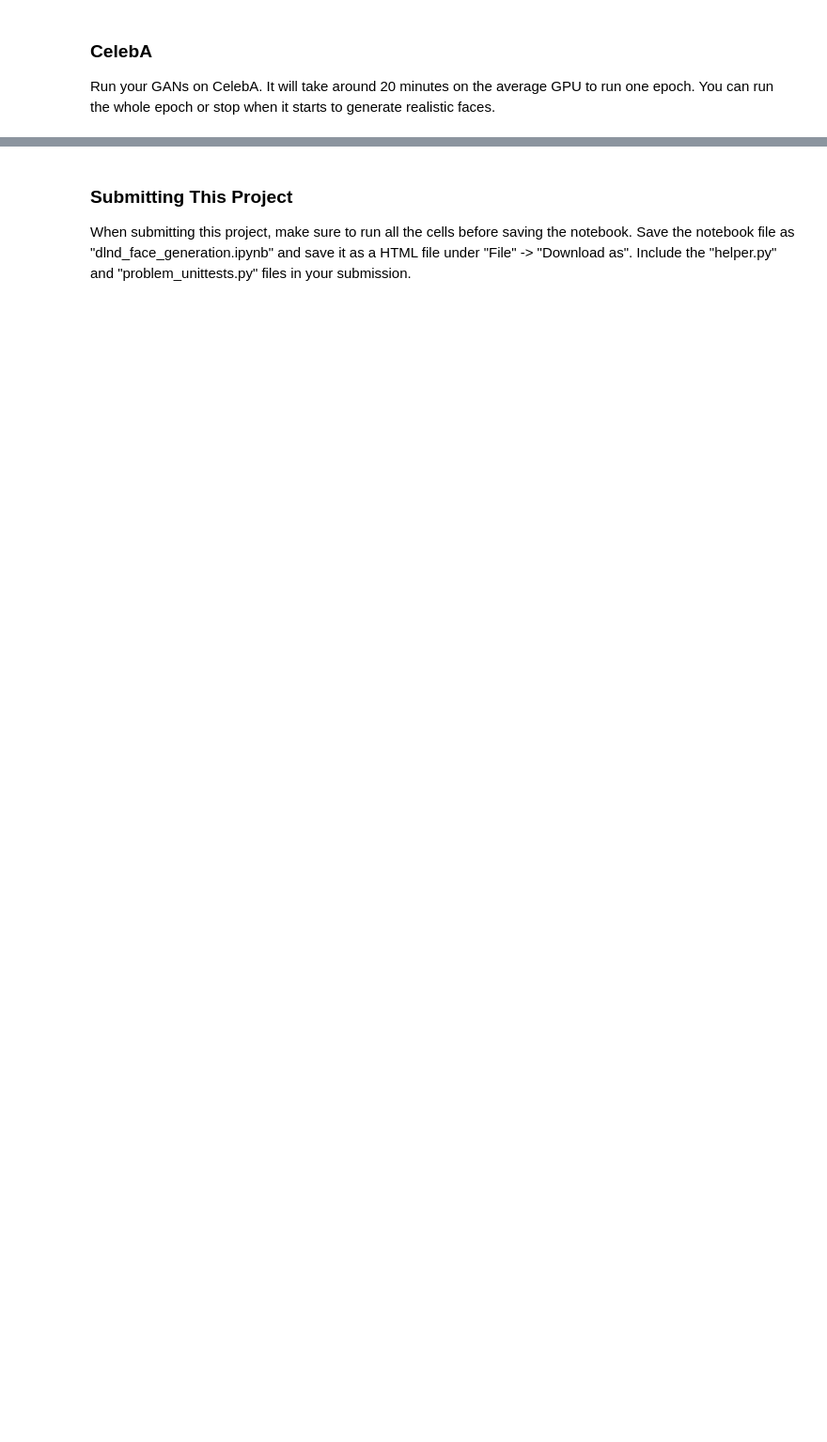
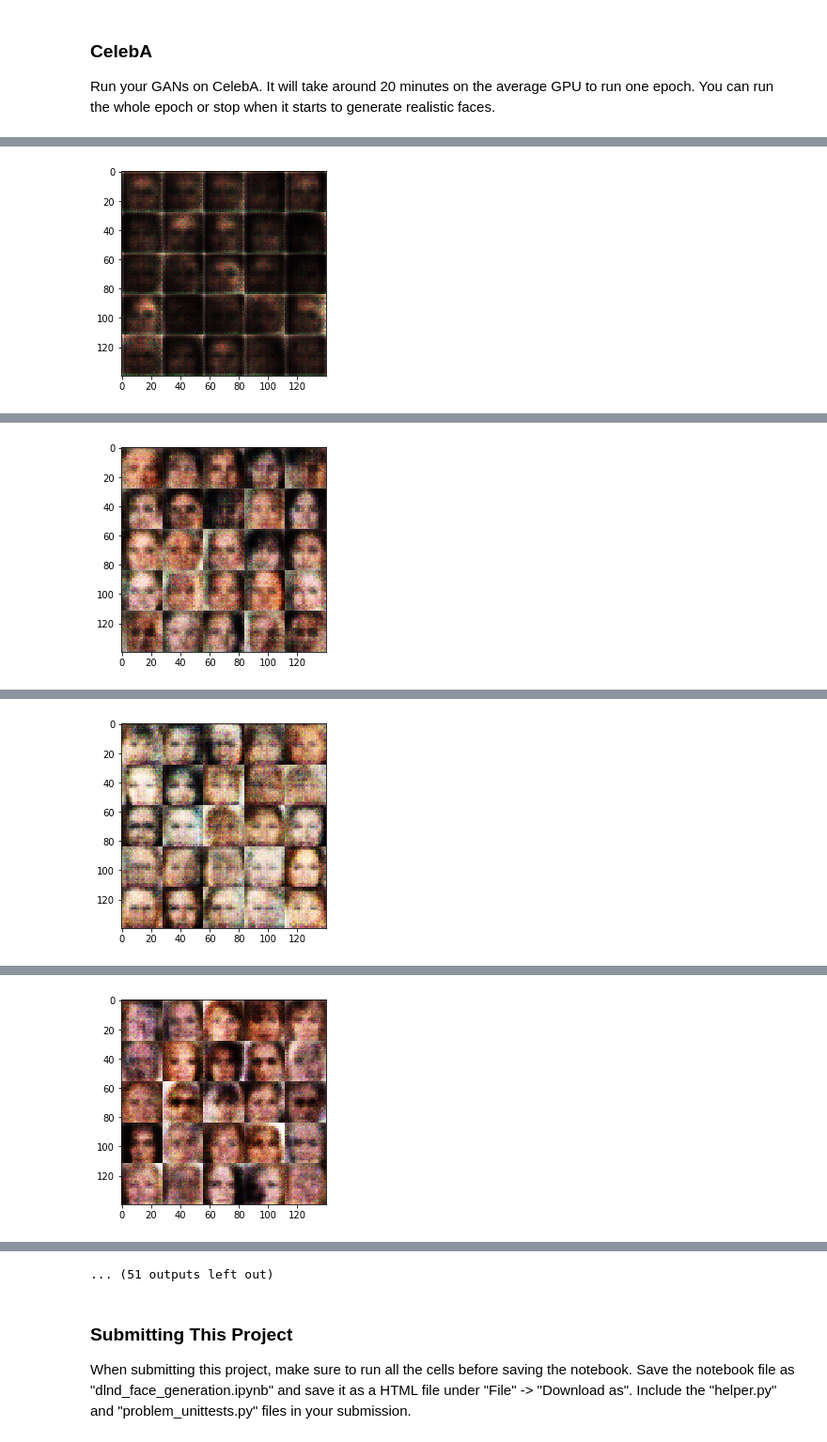
Before and after one commit to milosgajdos/udacity-deep-learning-nanodegree, a Jupyter notebook: face_generation/dlnd_face_generation.ipynb, the cells around one changed output, grey strips where cells are left out. Shown at 94% size. Drawn from its saved outputs; the diff is of its cells as text; code cells hidden in the pictures; blank space fills up the shorter version.

```diff
--- a/face_generation/dlnd_face_generation.ipynb
+++ b/face_generation/dlnd_face_generation.ipynb
@@ -410,10 +475,10 @@ with tf.Graph().as_default():
 ### CelebA
 Run your GANs on CelebA.  It will take around 20 minutes on the average GPU to run one epoch.  You can run the whole epoch or stop when it starts to generate realistic faces.
 # %%
-batch_size = None
-z_dim = None
-learning_rate = None
-beta1 = None
+batch_size = 64
+z_dim = 100
+learning_rate = 0.0001
+beta1 = 0.5
 
 
 """
@@ -425,3 +490,4 @@ celeba_dataset = helper.Dataset('celeba', glob(os.path.join(data_dir, 'img_align
 with tf.Graph().as_default():
     train(epochs, batch_size, z_dim, learning_rate, beta1, celeba_dataset.get_batches,
           celeba_dataset.shape, celeba_dataset.image_mode)
+# %% [output]
@@ -427,0 +504 @@ with tf.Graph().as_default():
+[figure, added]
@@ -427,0 +515 @@ with tf.Graph().as_default():
+[figure, added]
@@ -427,0 +526 @@ with tf.Graph().as_default():
+[figure, added]
@@ -427,0 +537 @@ with tf.Graph().as_default():
+[figure, added]
@@ -428,3 +560,4 @@ with tf.Graph().as_default():
+... (51 outputs left out)
 # %% [markdown]
 ### Submitting This Project
 When submitting this project, make sure to run all the cells before saving the notebook. Save the notebook file as "dlnd_face_generation.ipynb" and save it as a HTML file under "File" -> "Download as". Include the "helper.py" and "problem_unittests.py" files in your submission.
```
Also changed, not shown: parts of 10 cells of this notebook, 2 other files.
